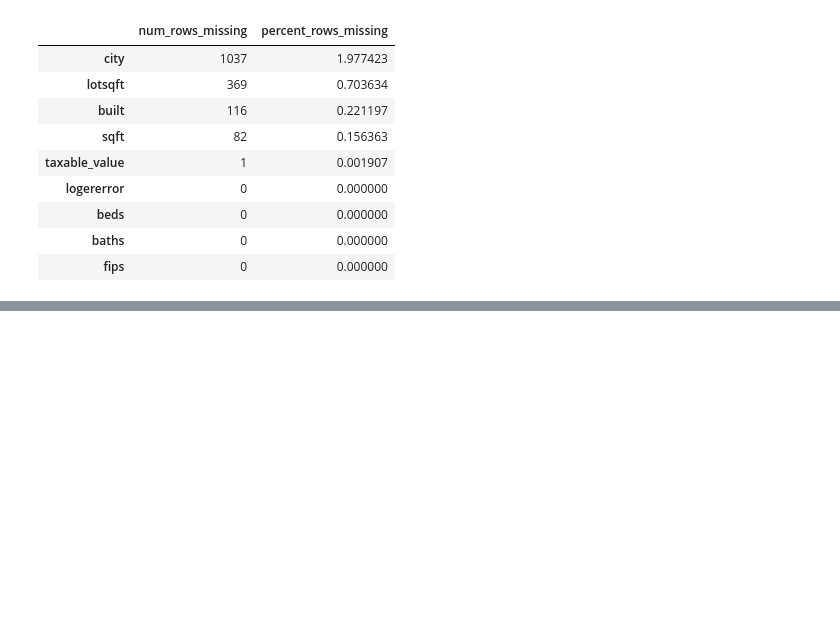
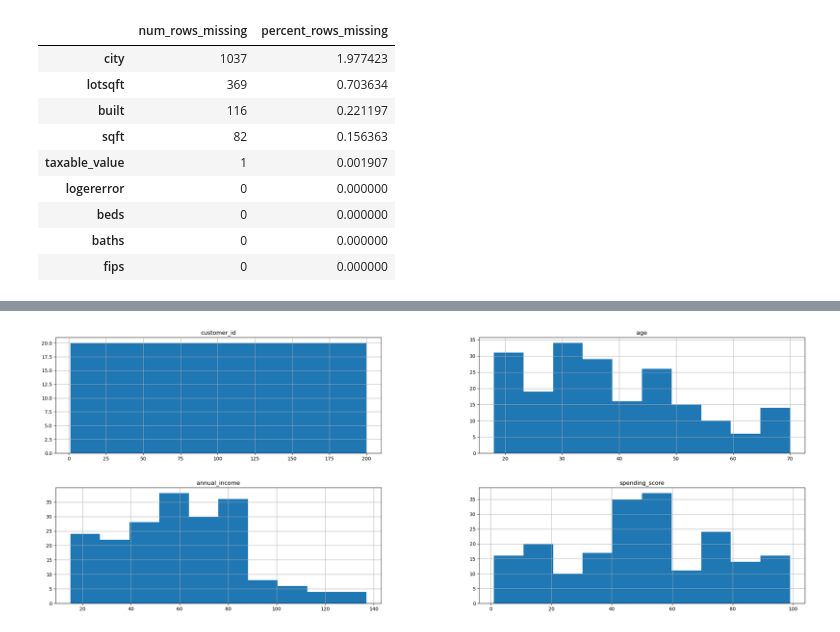
Before and after one commit to RichardAlcabes22/clustering-exercises, a Jupyter notebook: data_wrangle_exercise.ipynb, the cells around one changed output, grey strips where cells are left out. Cells and saved outputs as stored; diff of their text form; code cells hidden in the pictures; blank space fills up the shorter version.

```diff
--- a/data_wrangle_exercise.ipynb
+++ b/data_wrangle_exercise.ipynb
@@ -159,0 +239,5 @@ def handle_missing_values(df, prop_required_columns=0.5, prop_required_rows=0.75
+# %%
+df.hist(figsize=(28, 10))
+plt.show()
+# %% [output]
+[figure, added]
```
Also changed, not shown: parts of 34 cells of this notebook, 3 other files.
